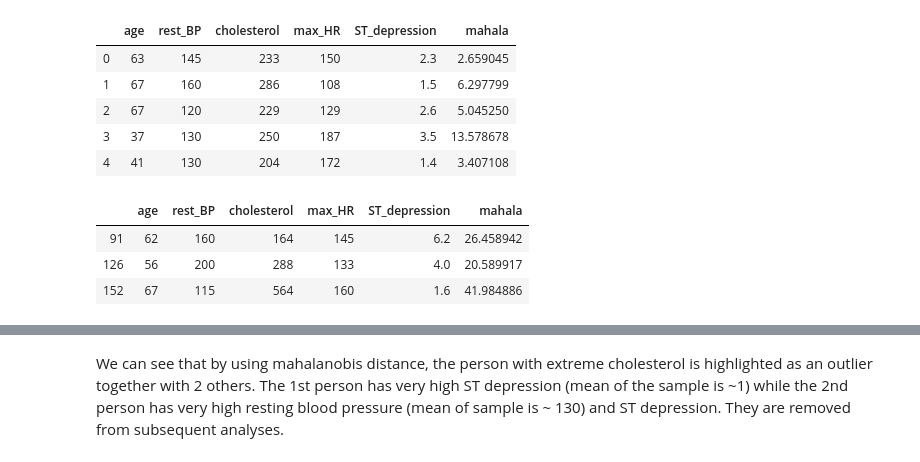
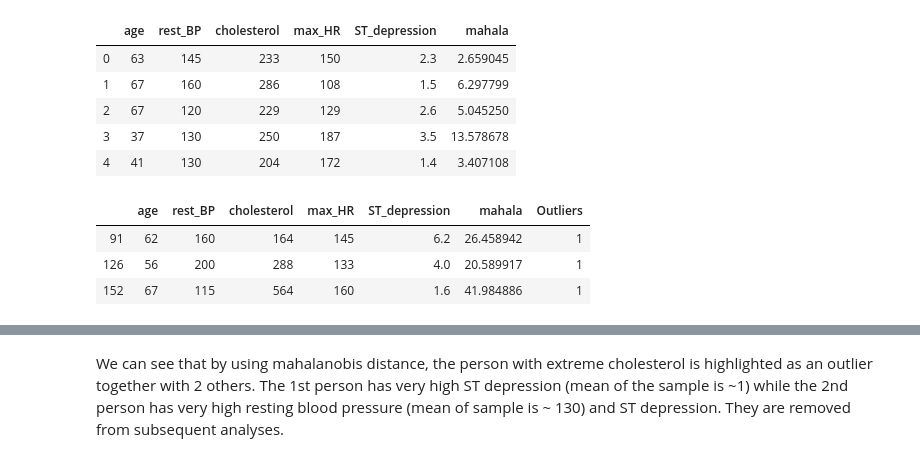
Before and after one commit to teyang-lau/Heart_Disease_Prediction, a Jupyter notebook: predictors-of-heart-disease-an-exploration.ipynb, the cells around one changed output, grey strips where cells are left out. Saved outputs shown, nothing was run; the diff lists cells and outputs as text; code cells hidden in the pictures.

```diff
--- a/predictors-of-heart-disease-an-exploration.ipynb
+++ b/predictors-of-heart-disease-an-exploration.ipynb
@@ -398,11 +398,12 @@ df_x.head()
 # %%
 from scipy.stats import chi2
 threshold = chi2.ppf((1-0.001), df=5) # Tabachnick & Fidell (2007) suggest probability estimate of 0.001 to calculate threshold
 
+df_x['Outliers'] = [1 if md > threshold else 0 for md in df_x['mahala']] # mark outliers for plotting
 heart = heart[df_x['mahala'] <= threshold] # remove outliers
 df_x[df_x['mahala'] > threshold] # show outliers
 # %% [output]
-|  | age | rest_BP | cholesterol | max_HR | ST_depression | mahala |
-| 91 | 62 | 160 | 164 | 145 | 6.2 | 26.458942 |
-| 126 | 56 | 200 | 288 | 133 | 4.0 | 20.589917 |
-| 152 | 67 | 115 | 564 | 160 | 1.6 | 41.984886 |
+|  | age | rest_BP | cholesterol | max_HR | ST_depression | mahala | Outliers |
+| 91 | 62 | 160 | 164 | 145 | 6.2 | 26.458942 | 1 |
+| 126 | 56 | 200 | 288 | 133 | 4.0 | 20.589917 | 1 |
+| 152 | 67 | 115 | 564 | 160 | 1.6 | 41.984886 | 1 |
```
Also changed, not shown: parts of 4 cells of this notebook, 8 other files.
